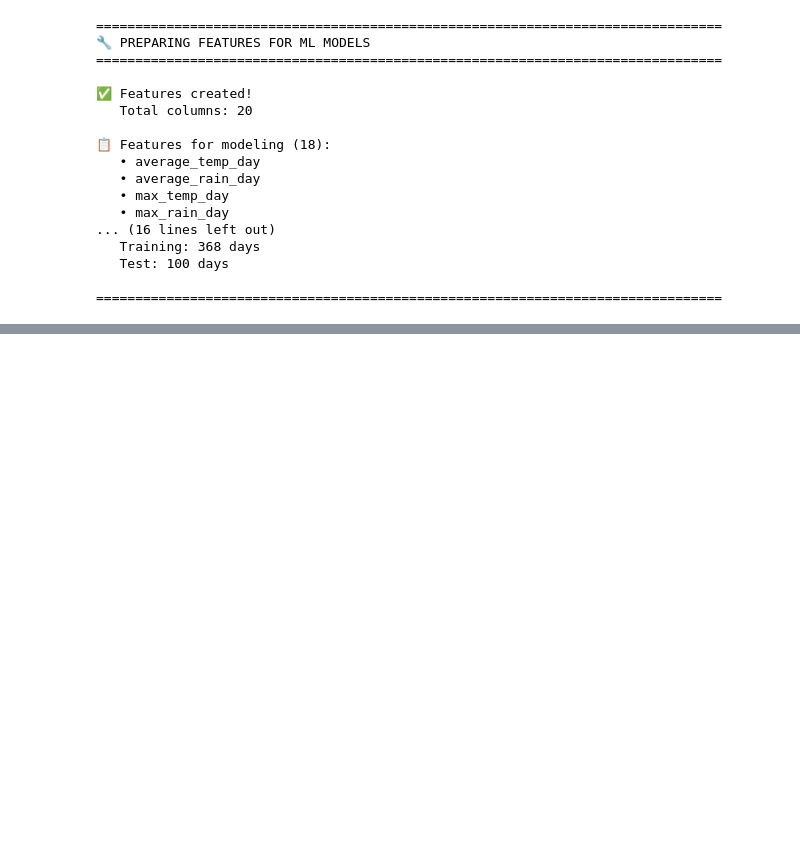
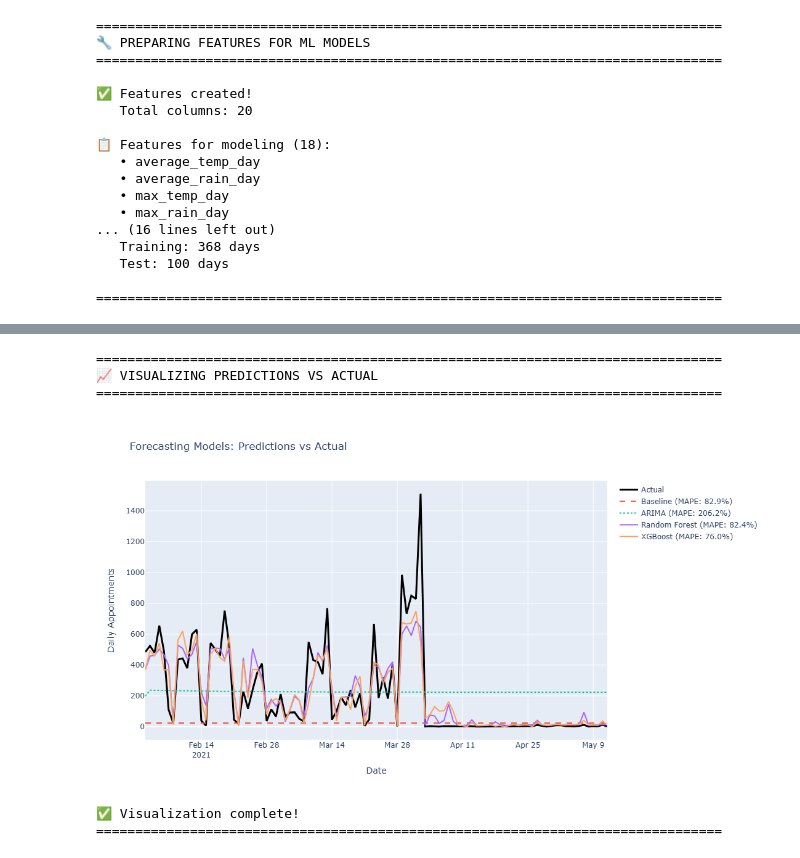
Before and after one commit to Vinodhini-03/medical-no-show-forecast, a Jupyter notebook: notebooks/04_TimeSeries_DemandForecast.ipynb, the cells around one changed output, grey strips where cells are left out. Drawn from its saved outputs; the diff is of its cells as text; code cells hidden in the pictures; blank space fills up the shorter version.

```diff
--- a/notebooks/04_TimeSeries_DemandForecast.ipynb
+++ b/notebooks/04_TimeSeries_DemandForecast.ipynb
@@ -492,0 +747,72 @@ print("✅ Evaluation helper function defined!")
+# %%
+print("="*80)
+print("📈 VISUALIZING PREDICTIONS VS ACTUAL")
+print("="*80)
+
+# Create visualization
+fig = go.Figure()
+
+# Actual values
+fig.add_trace(go.Scatter(
+    x=ts_test['appointment_date'],
+    y=y_test_ts,
+    mode='lines',
+    name='Actual',
+    line=dict(color='black', width=3)
+))
+
+# Baseline predictions
+fig.add_trace(go.Scatter(
+    x=ts_test['appointment_date'],
+    y=baseline_predictions,
+    mode='lines',
+    name=f"Baseline (MAPE: {baseline_metrics['MAPE']:.1f}%)",
+    line=dict(dash='dash')
+))
+
+# ARIMA predictions
+fig.add_trace(go.Scatter(
+    x=ts_test['appointment_date'],
+    y=arima_forecast.values,
+    mode='lines',
+    name=f"ARIMA (MAPE: {arima_metrics['MAPE']:.1f}%)",
+    line=dict(dash='dot')
+))
+
+# Random Forest predictions
+fig.add_trace(go.Scatter(
+    x=ts_test['appointment_date'],
+    y=rf_predictions,
+    mode='lines',
+    name=f"Random Forest (MAPE: {rf_metrics['MAPE']:.1f}%)",
+    line=dict(width=2)
+))
+
+# XGBoost predictions
+fig.add_trace(go.Scatter(
+    x=ts_test['appointment_date'],
+    y=xgb_predictions,
+    mode='lines',
+    name=f"XGBoost (MAPE: {xgb_metrics['MAPE']:.1f}%)",
+    line=dict(width=2)
+))
+
+fig.update_layout(
+    title='Forecasting Models: Predictions vs Actual',
+    xaxis_title='Date',
+    yaxis_title='Daily Appointments',
+    height=600,
+    hovermode='x unified'
+)
+
+fig.show()
+
+print("\n✅ Visualization complete!")
+print("="*80)
+# %% [output]
+================================================================================
+📈 VISUALIZING PREDICTIONS VS ACTUAL
+================================================================================
+[figure, added]
+✅ Visualization complete!
+================================================================================
```
Also changed, not shown: parts of 10 cells of this notebook.
